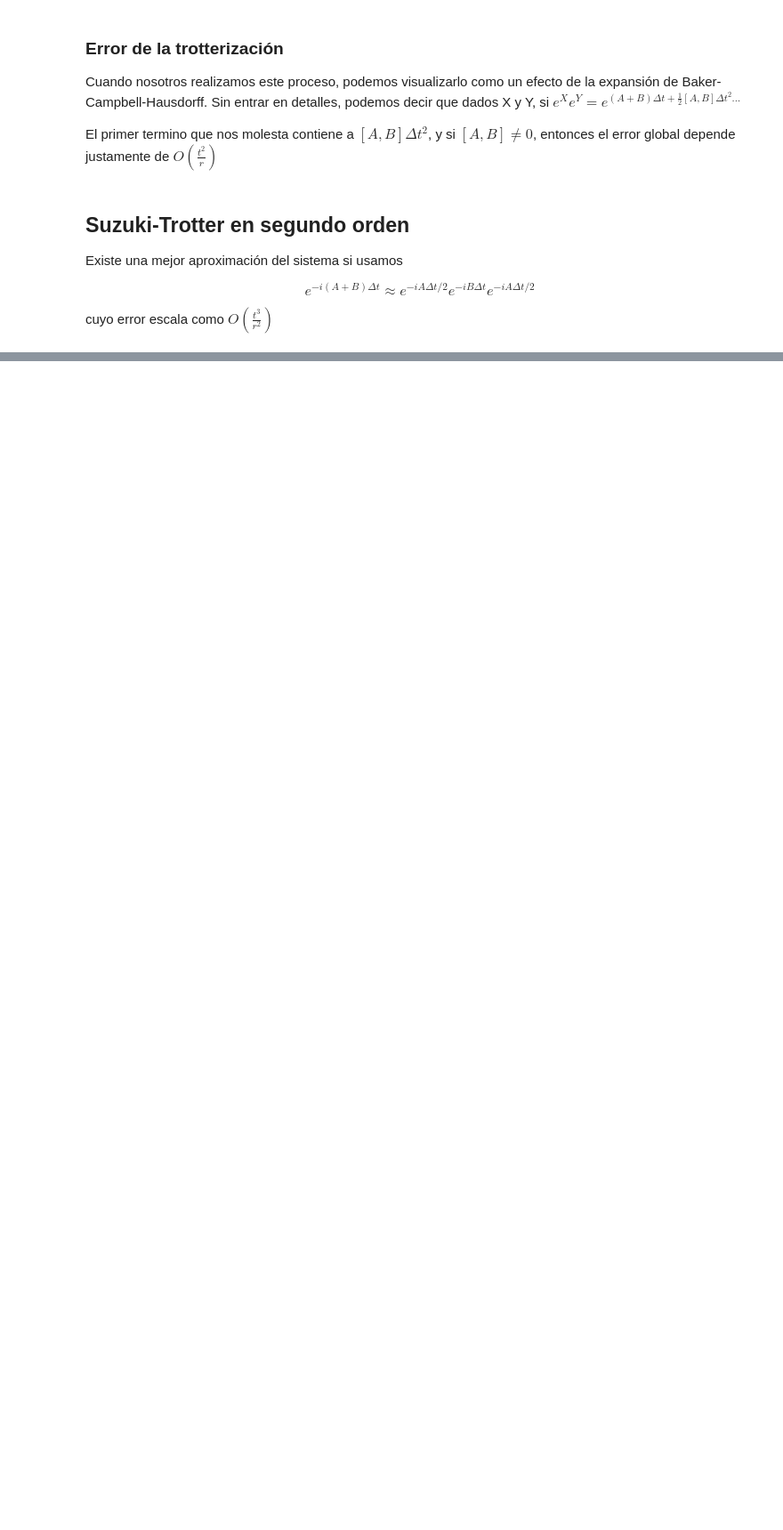
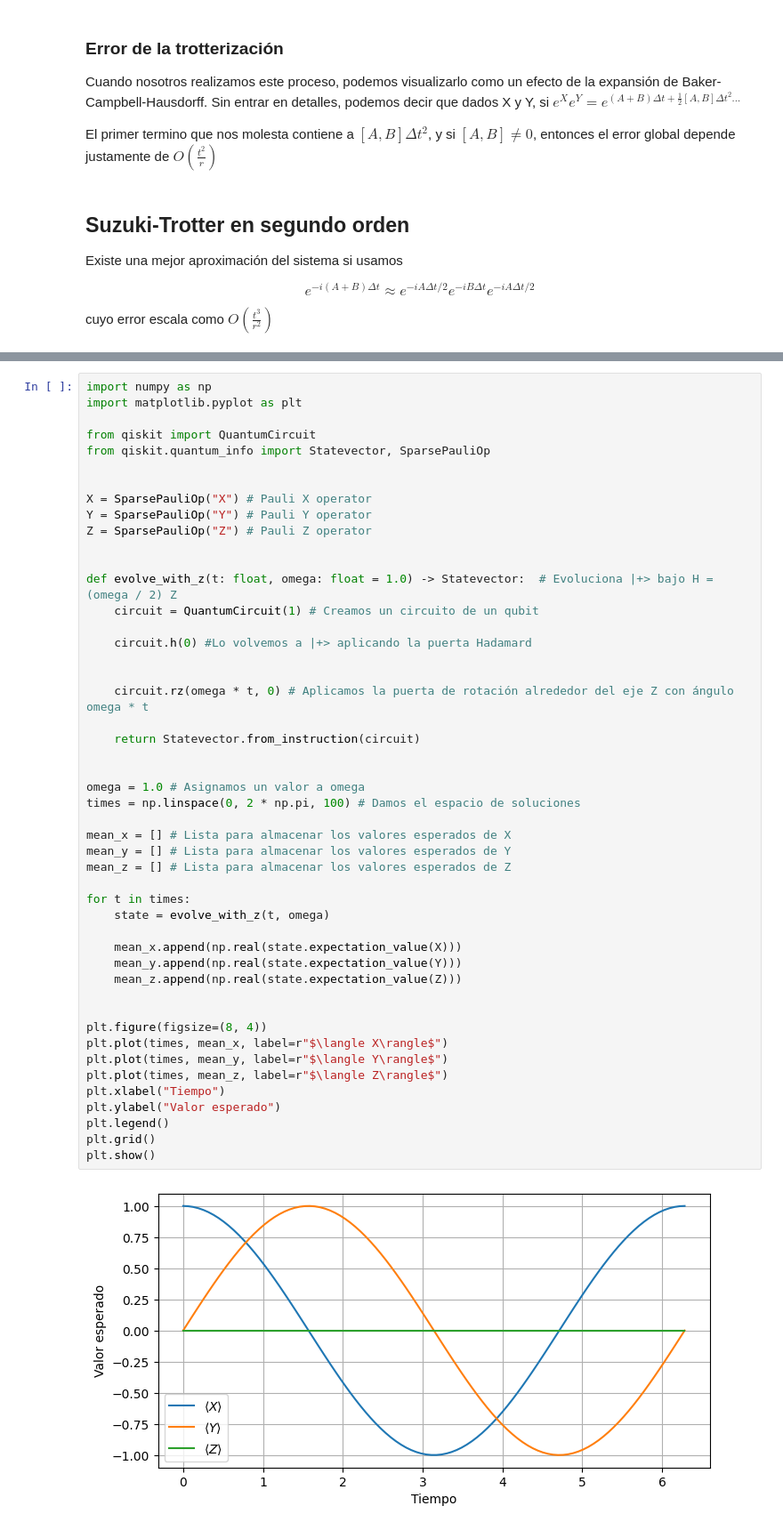
Before and after one commit to BenSanHer/Quantathon-Notebooks-Teoricos, a Jupyter notebook: Notebooks/1 Trotterización.ipynb, the cells around one changed output, grey strips where cells are left out. Shown at 89% size. Drawn from its saved outputs; the diff is of its cells as text; blank space fills up the shorter version.

```diff
--- a/Notebooks/1 Trotterización.ipynb
+++ b/Notebooks/1 Trotterización.ipynb
@@ -144,0 +155,50 @@ cuyo error escala como $O(\frac{t^3}{r^2})$
+# %%
+import numpy as np
+import matplotlib.pyplot as plt
+
+from qiskit import QuantumCircuit
+from qiskit.quantum_info import Statevector, SparsePauliOp
+
+
+X = SparsePauliOp("X") # Pauli X operator
+Y = SparsePauliOp("Y") # Pauli Y operator
+Z = SparsePauliOp("Z") # Pauli Z operator
+
+
+def evolve_with_z(t: float, omega: float = 1.0) -> Statevector:  # Evoluciona |+> bajo H = (omega / 2) Z
+    circuit = QuantumCircuit(1) # Creamos un circuito de un qubit
+
+    circuit.h(0) #Lo volvemos a |+> aplicando la puerta Hadamard
+
+
+    circuit.rz(omega * t, 0) # Aplicamos la puerta de rotación alrededor del eje Z con ángulo omega * t
+
+    return Statevector.from_instruction(circuit)
+
+
+omega = 1.0 # Asignamos un valor a omega
+times = np.linspace(0, 2 * np.pi, 100) # Damos el espacio de soluciones
+
+mean_x = [] # Lista para almacenar los valores esperados de X
+mean_y = [] # Lista para almacenar los valores esperados de Y
+mean_z = [] # Lista para almacenar los valores esperados de Z
+
+for t in times:
+    state = evolve_with_z(t, omega)
+
+    mean_x.append(np.real(state.expectation_value(X)))
+    mean_y.append(np.real(state.expectation_value(Y)))
+    mean_z.append(np.real(state.expectation_value(Z)))
+
+
+plt.figure(figsize=(8, 4))
+plt.plot(times, mean_x, label=r"$\langle X\rangle$")
+plt.plot(times, mean_y, label=r"$\langle Y\rangle$")
+plt.plot(times, mean_z, label=r"$\langle Z\rangle$")
+plt.xlabel("Tiempo")
+plt.ylabel("Valor esperado")
+plt.legend()
+plt.grid()
+plt.show()
+# %% [output]
+[figure, added]
```
Also changed, not shown: parts of 3 cells of this notebook.
